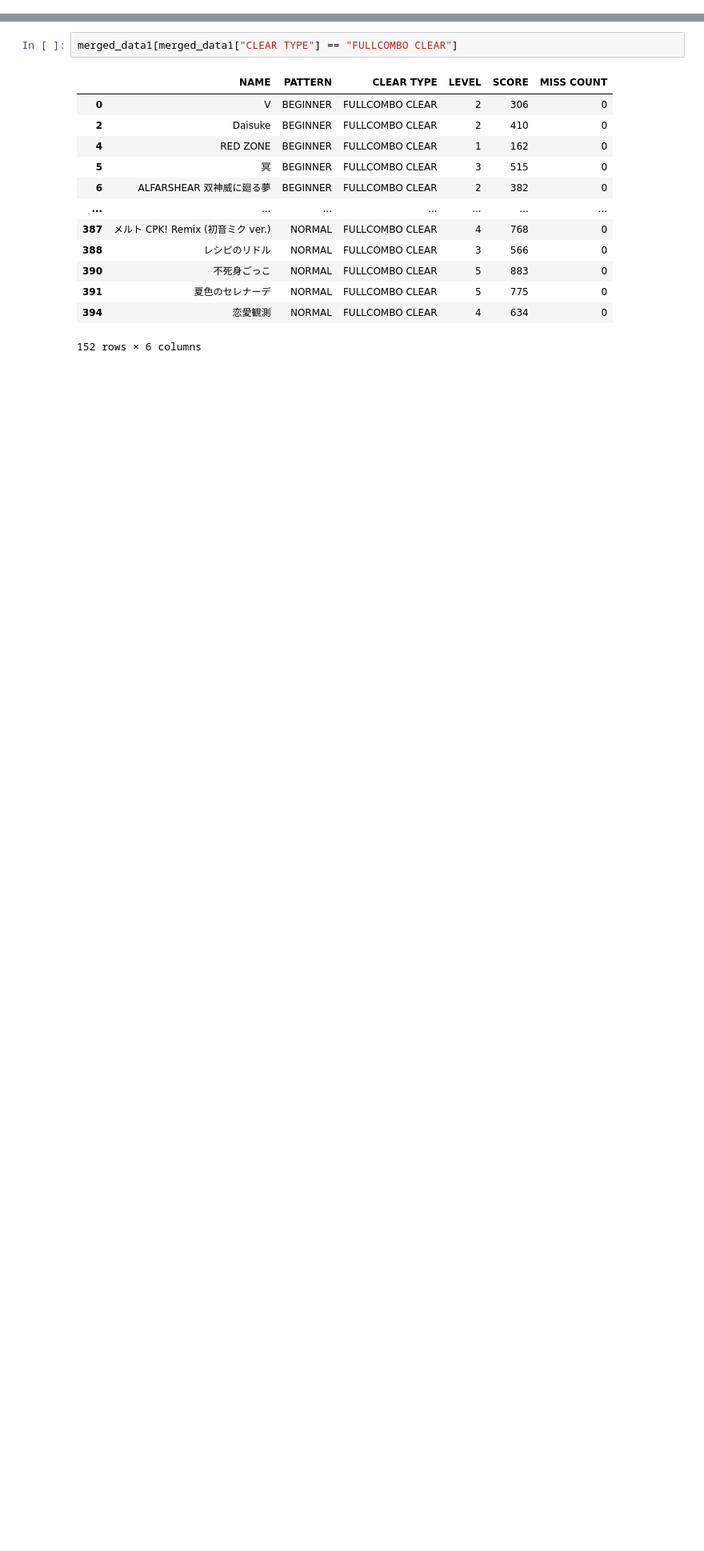
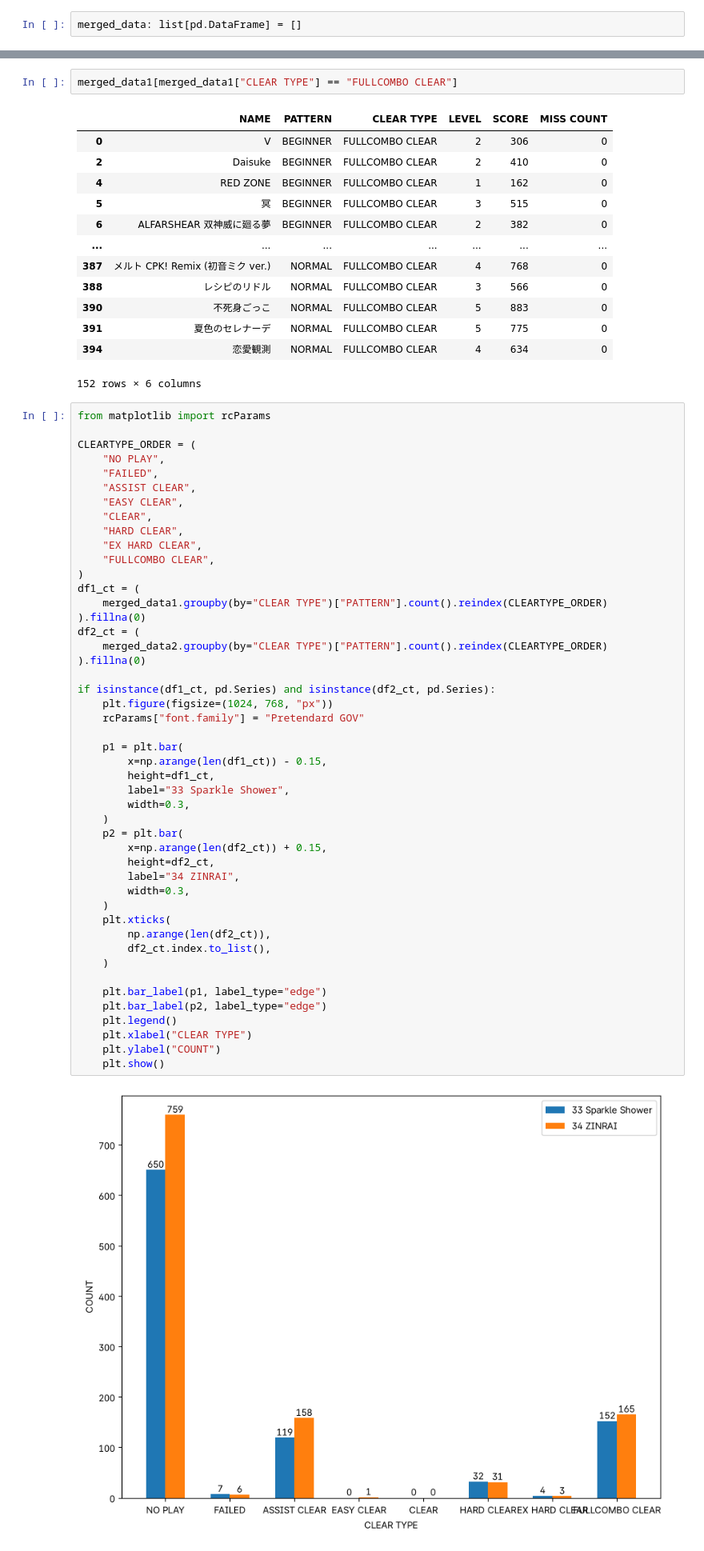
Before and after one commit to pji2918/py, a Jupyter notebook: iidxanalysis.ipynb, the cells around one changed output, grey strips where cells are left out. Shown at 80% size. Saved outputs shown, nothing was run; the diff lists cells and outputs as text; blank space fills up the shorter version.

Commit message:
wip: fix graph

```diff
--- a/iidxanalysis.ipynb
+++ b/iidxanalysis.ipynb
@@ -128,6 +128,8 @@ FAILED               6
 EX HARD CLEAR        3
 EASY CLEAR           1
 Name: count, dtype: int64
+# %%
+merged_data: list[pd.DataFrame] = []
 # %% [markdown]
 df1 내의 같은 곡 다른 패턴을 CLEAR TYPE과 함께 분리
 # %%
@@ -301,3 +264,52 @@ merged_data1[merged_data1["CLEAR TYPE"] == "FULLCOMBO CLEAR"]
 | 391 | 夏色のセレナーデ | NORMAL | FULLCOMBO CLEAR | 5 | 775 | 0 |
 | 394 | 恋愛観測 | NORMAL | FULLCOMBO CLEAR | 4 | 634 | 0 |
 152 rows × 6 columns
+# %%
+from matplotlib import rcParams
+
+CLEARTYPE_ORDER = (
+    "NO PLAY",
+    "FAILED",
+    "ASSIST CLEAR",
+    "EASY CLEAR",
+    "CLEAR",
+    "HARD CLEAR",
+    "EX HARD CLEAR",
+    "FULLCOMBO CLEAR",
+)
+df1_ct = (
+    merged_data1.groupby(by="CLEAR TYPE")["PATTERN"].count().reindex(CLEARTYPE_ORDER)
+).fillna(0)
+df2_ct = (
+    merged_data2.groupby(by="CLEAR TYPE")["PATTERN"].count().reindex(CLEARTYPE_ORDER)
+).fillna(0)
+
+if isinstance(df1_ct, pd.Series) and isinstance(df2_ct, pd.Series):
+    plt.figure(figsize=(1024, 768, "px"))
+    rcParams["font.family"] = "Pretendard GOV"
+
+    p1 = plt.bar(
+        x=np.arange(len(df1_ct)) - 0.15,
+        height=df1_ct,
+        label="33 Sparkle Shower",
+        width=0.3,
+    )
+    p2 = plt.bar(
+        x=np.arange(len(df2_ct)) + 0.15,
+        height=df2_ct,
+        label="34 ZINRAI",
+        width=0.3,
+    )
+    plt.xticks(
+        np.arange(len(df2_ct)),
+        df2_ct.index.to_list(),
+    )
+
+    plt.bar_label(p1, label_type="edge")
+    plt.bar_label(p2, label_type="edge")
+    plt.legend()
+    plt.xlabel("CLEAR TYPE")
+    plt.ylabel("COUNT")
+    plt.show()
+# %% [output]
+[figure, added]
```
Also changed, not shown: parts of 7 cells of this notebook.
